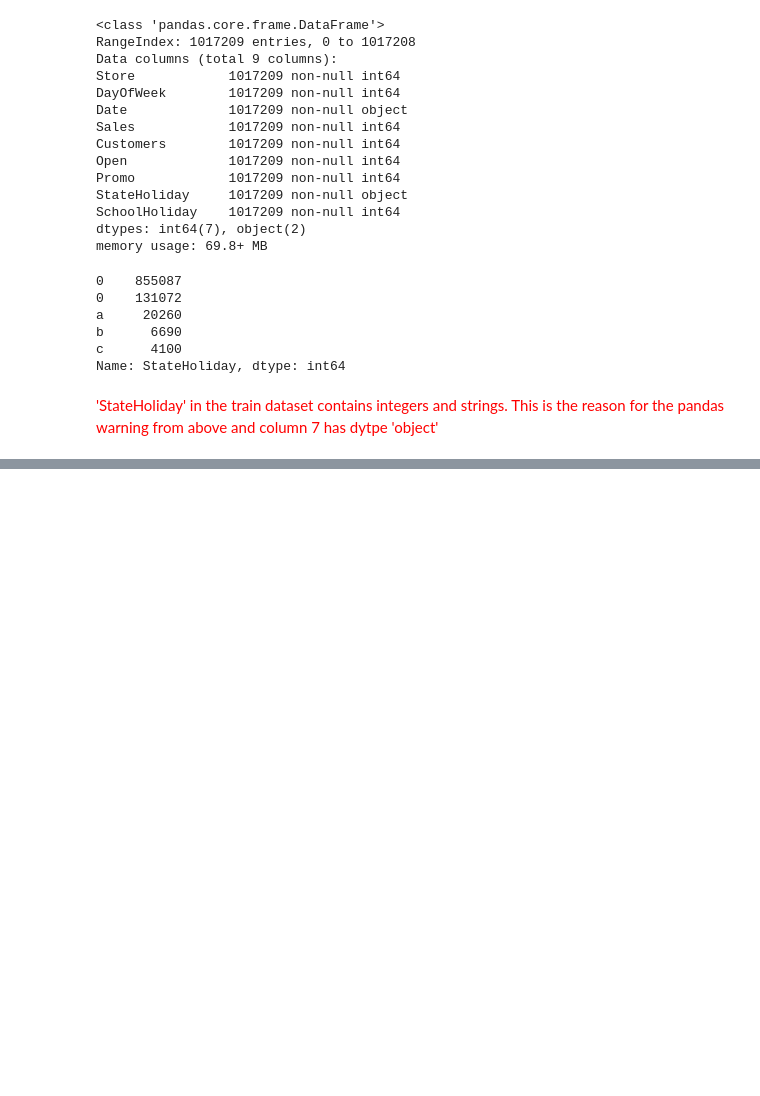
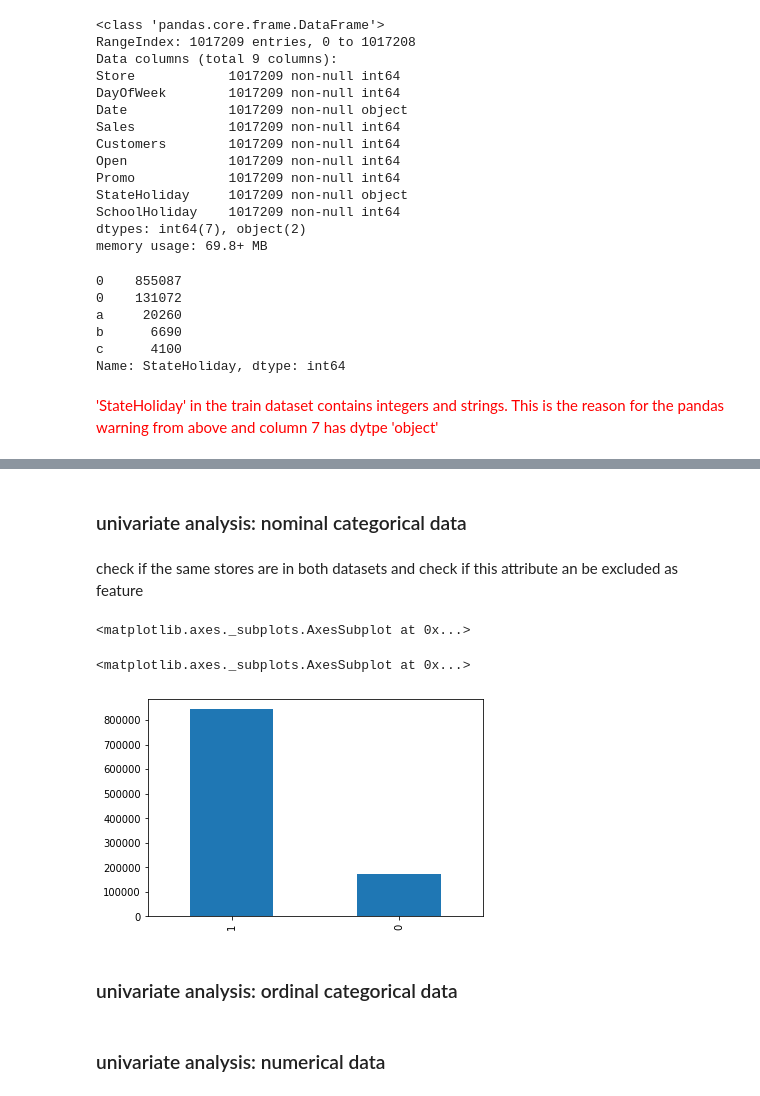
Before and after one commit to djdtimit/kaggle, a Jupyter notebook: rossmann/EDA/eda.ipynb, the cells around one changed output, grey strips where cells are left out. Saved outputs shown, nothing was run; the diff lists cells and outputs as text; code cells hidden in the pictures; blank space fills up the shorter version.

Commit message:
first look at dataset

```diff
--- a/rossmann/EDA/eda.ipynb
+++ b/rossmann/EDA/eda.ipynb
@@ -109,0 +565,17 @@ memory usage: 69.8+ MB
+# %% [markdown]
+### univariate analysis: nominal categorical data
+# %% [markdown]
+check if the same stores are in both datasets and check if this attribute an be excluded as feature
+# %%
+df_train['Store'].value_counts().plot.bar()
+# %% [output]
+<matplotlib.axes._subplots.AxesSubplot at 0x...>
+# %%
+df_train['Open'].value_counts().plot.bar()
+# %% [output]
+<matplotlib.axes._subplots.AxesSubplot at 0x...>
+[figure, added]
+# %% [markdown]
+### univariate analysis: ordinal categorical data
+# %% [markdown]
+### univariate analysis: numerical data
```
Also changed, not shown: parts of 42 cells of this notebook.
